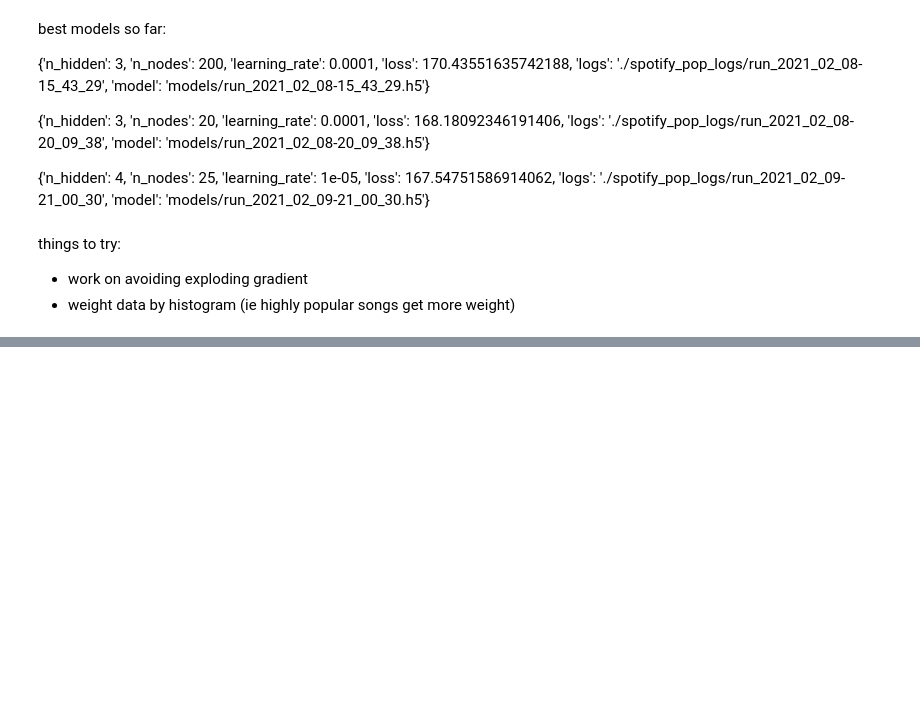
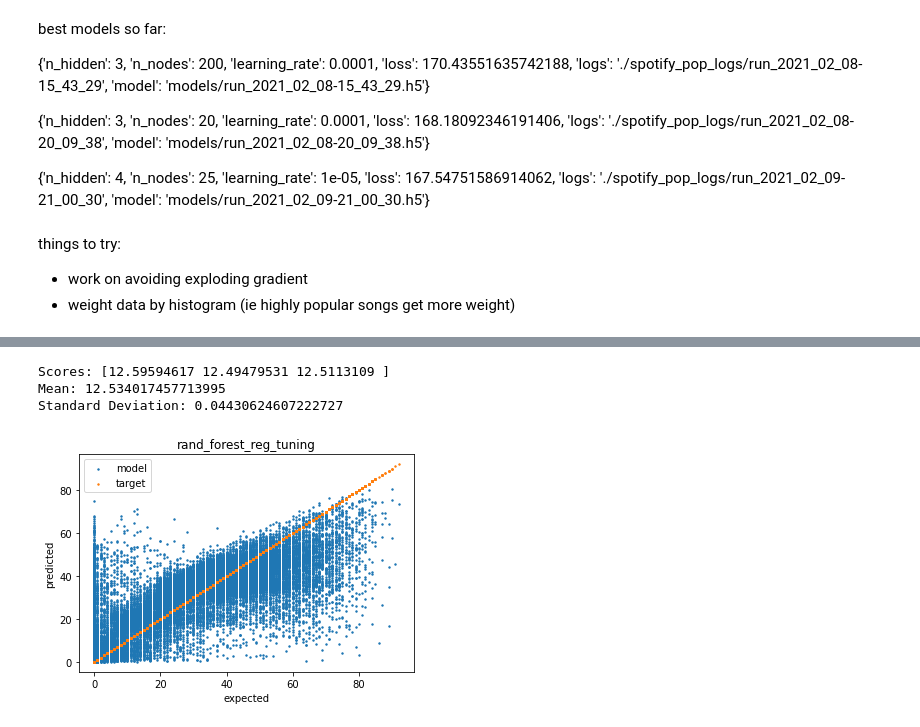
Before and after one commit to Joel-Venzke/Kaggle-Dataset-Work, a Jupyter notebook: spotify_dataset/Data-exploration-and-regression.ipynb, the cells around one changed output, grey strips where cells are left out. Drawn from its saved outputs; the diff is of its cells as text; code cells hidden in the pictures; blank space fills up the shorter version.

Commit message:
generalization error and restructure

```diff
--- a/Data-exploration-and-regression.ipynb
+++ b/spotify_dataset/Data-exploration-and-regression.ipynb
@@ -413,0 +457,27 @@ model.fit(x_train_v_scaled,
+# %%
+model = Pipeline([('attribs_adder', ColumnDroper(['artists', 'id', 'name', 'release_date'])), # drops text inputs
+                       ('std_scaler', StandardScaler()), # scales data so it is consistant across parameters
+                        ('reg', RandomForestRegressor())
+                       ])
+
+# Number of trees in random forest
+n_estimators =  list(range(1000,2001, 100))
+# Number of features to consider at every split
+max_features = ['auto', 'sqrt']
+# Maximum number of levels in tree
+max_depth = list(range(10, 111, 10))
+max_depth.append(None)
+# Minimum number of samples required to split a node
+min_samples_split = list(range(2,10))
+# Minimum number of samples required at each leaf node
+min_samples_leaf = list(range(2,5))
+# Method of selecting samples for training each tree
+bootstrap = [True, False]
+param_grid  = {'reg__n_estimators': n_estimators,
+               'reg__max_features': max_features,
+               'reg__max_depth': max_depth,
+               'reg__min_samples_split': min_samples_split,
+               'reg__min_samples_leaf': min_samples_leaf,
+               'reg__bootstrap': bootstrap}
+grid_search = RandomizedSearchCV(model, param_grid, scoring="neg_mean_squared_error", n_iter = 50, cv=3, return_train_score=True, verbose=2, n_jobs=4)
+grid_search.fit(x_train, y_train)
@@ -413,0 +554,11 @@ model.fit(x_train_v_scaled,
+# %%
+model = Pipeline([('attribs_adder', ColumnDroper(['artists', 'id', 'name', 'release_date'])), # drops text inputs
+                       ('std_scaler', StandardScaler()), # scales data so it is consistant across parameters
+                        ('reg', RandomForestRegressor(n_estimators=1300, min_samples_split=5, min_samples_leaf=4,max_features='auto', max_depth=60, bootstrap=True))
+                       ])
+train_and_vis_model(model, x_train, y_train, x_train_v, y_train_v, x_valid, y_valid, name='rand_forest_reg_tuning')
+# %% [output]
+Scores: [12.59594617 12.49479531 12.5113109 ]
+Mean: 12.534017457713995
+Standard Deviation: 0.04430624607222727
+[figure, added]
```
Also changed, not shown: parts of 19 cells of this notebook, 17 other files.
